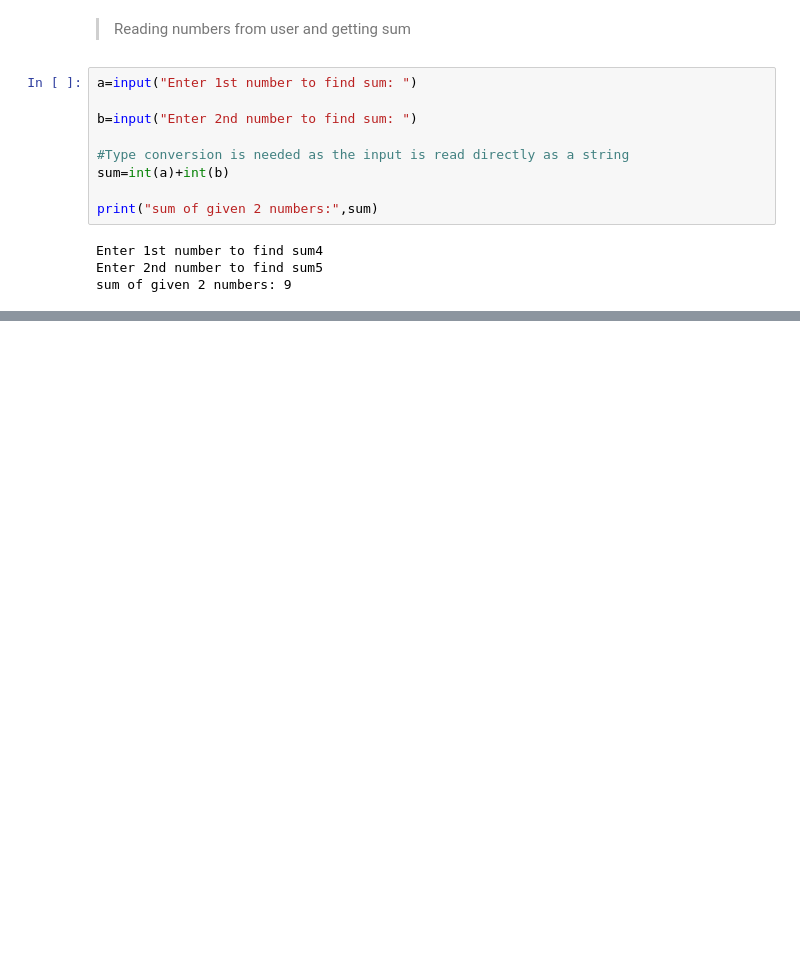
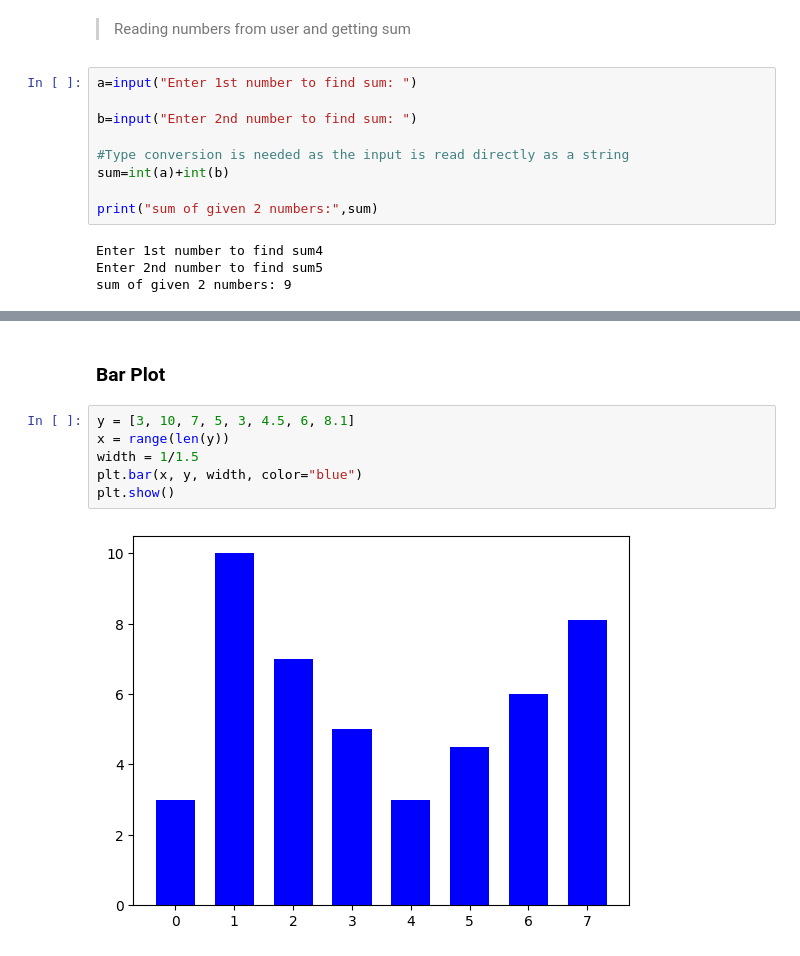
Before and after one commit to Just-Midhun/PythonForMachineLearning, a Jupyter notebook: BasicPy.ipynb, the cells around one changed output, grey strips where cells are left out. Drawn from its saved outputs; the diff is of its cells as text; blank space fills up the shorter version.

```diff
--- a/BasicPy.ipynb
+++ b/BasicPy.ipynb
@@ -40,0 +655,10 @@ sum of given 2 numbers: 9
+# %% [markdown]
+### Bar Plot
+# %%
+y = [3, 10, 7, 5, 3, 4.5, 6, 8.1]
+x = range(len(y))
+width = 1/1.5
+plt.bar(x, y, width, color="blue")
+plt.show()
+# %% [output]
+[figure, added]
```
Also changed, not shown: parts of 60 cells of this notebook.
